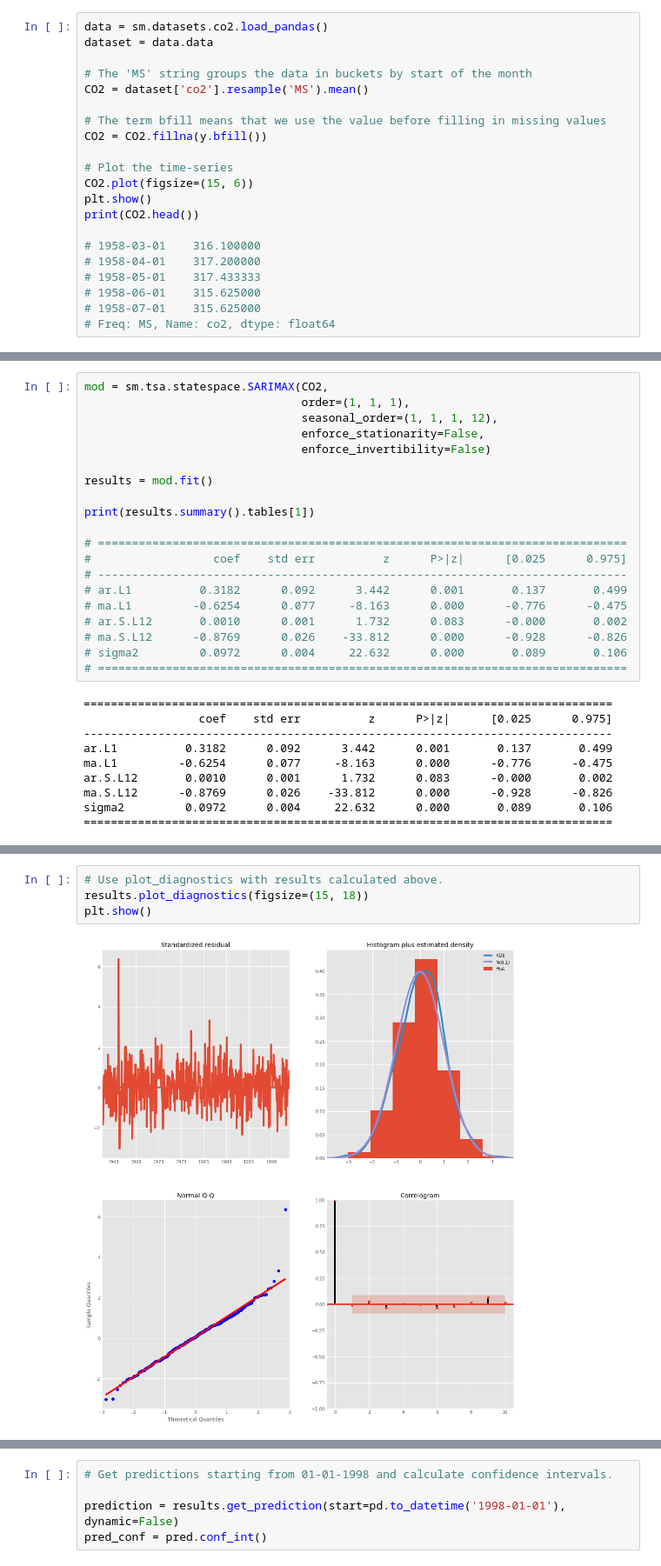
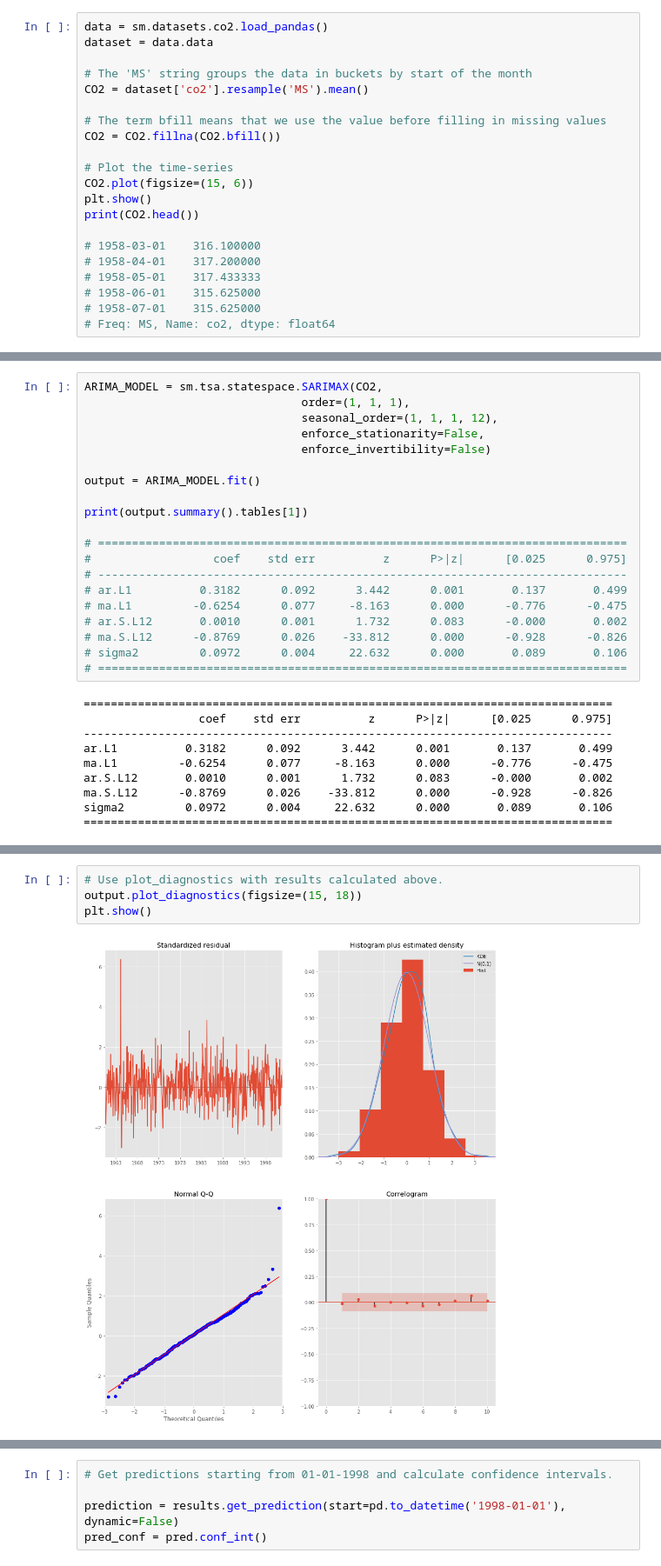
Before and after one commit to learn-co-curriculum/dsc-sarima-models-lab, a Jupyter notebook: ts-forecasting-sol.ipynb, the cells around one changed output, grey strips where cells are left out. Shown: that part at 87% size. Drawn from its saved outputs; the diff is of its cells as text.

```diff
--- a/ts-forecasting-sol.ipynb
+++ b/ts-forecasting-sol.ipynb
@@ -50,7 +50,7 @@ dataset = data.data
 CO2 = dataset['co2'].resample('MS').mean()
 
 # The term bfill means that we use the value before filling in missing values
-CO2 = CO2.fillna(y.bfill())
+CO2 = CO2.fillna(CO2.bfill())
 
 # Plot the time-series
 CO2.plot(figsize=(15, 6))
@@ -230,13 +257,13 @@ We'll start by plugging the optimal parameter values into a new SARIMAX model:
 # %%
-mod = sm.tsa.statespace.SARIMAX(CO2,
+ARIMA_MODEL = sm.tsa.statespace.SARIMAX(CO2,
                                 order=(1, 1, 1),
                                 seasonal_order=(1, 1, 1, 12),
                                 enforce_stationarity=False,
                                 enforce_invertibility=False)
 
-results = mod.fit()
+output = ARIMA_MODEL.fit()
 
-print(results.summary().tables[1])
+print(output.summary().tables[1])
 
 # ==============================================================================
 #                  coef    std err          z      P>|z|      [0.025      0.975]
@@ -266,7 +295,7 @@ When fitting seasonal ARIMA models , it is important to run model diagnostics to
 # %%
 # Use plot_diagnostics with results calculated above.
-results.plot_diagnostics(figsize=(15, 18))
+output.plot_diagnostics(figsize=(15, 18))
 plt.show()
 # %% [output]
-[figure, old version]
+[figure, new version]
 # %% [markdown]
```
Also changed, not shown: parts of 16 cells of this notebook.
